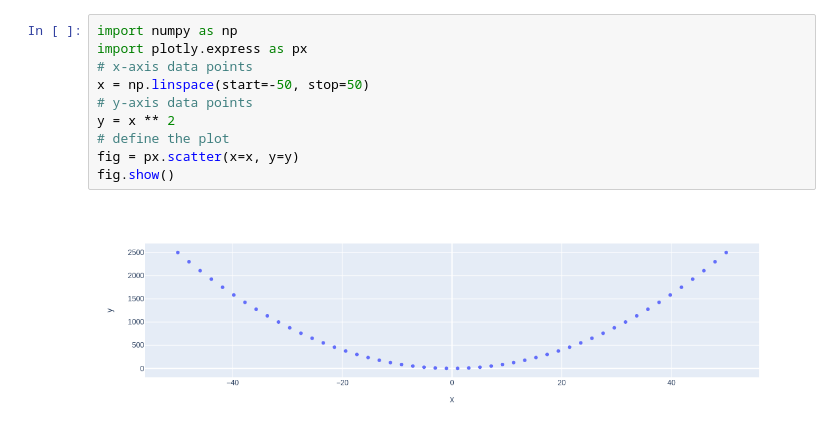
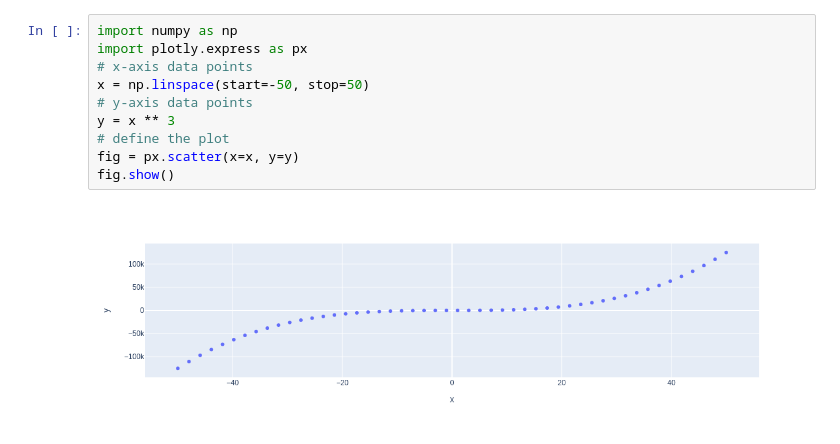
Before and after one commit to lostspy/my-notebooks-repo, a Jupyter notebook: experiment1.ipynb, the cells around one changed output. Saved outputs shown, nothing was run; the diff lists cells and outputs as text.

```diff
--- a/experiment1.ipynb
+++ b/experiment1.ipynb
@@ -1,12 +1,12 @@
 # %%
 import numpy as np
 import plotly.express as px
 # x-axis data points
 x = np.linspace(start=-50, stop=50)
 # y-axis data points
-y = x ** 2
+y = x ** 3
 # define the plot
 fig = px.scatter(x=x, y=y)
 fig.show()
 # %% [output]
-[figure, old version]
+[figure, new version]
```
